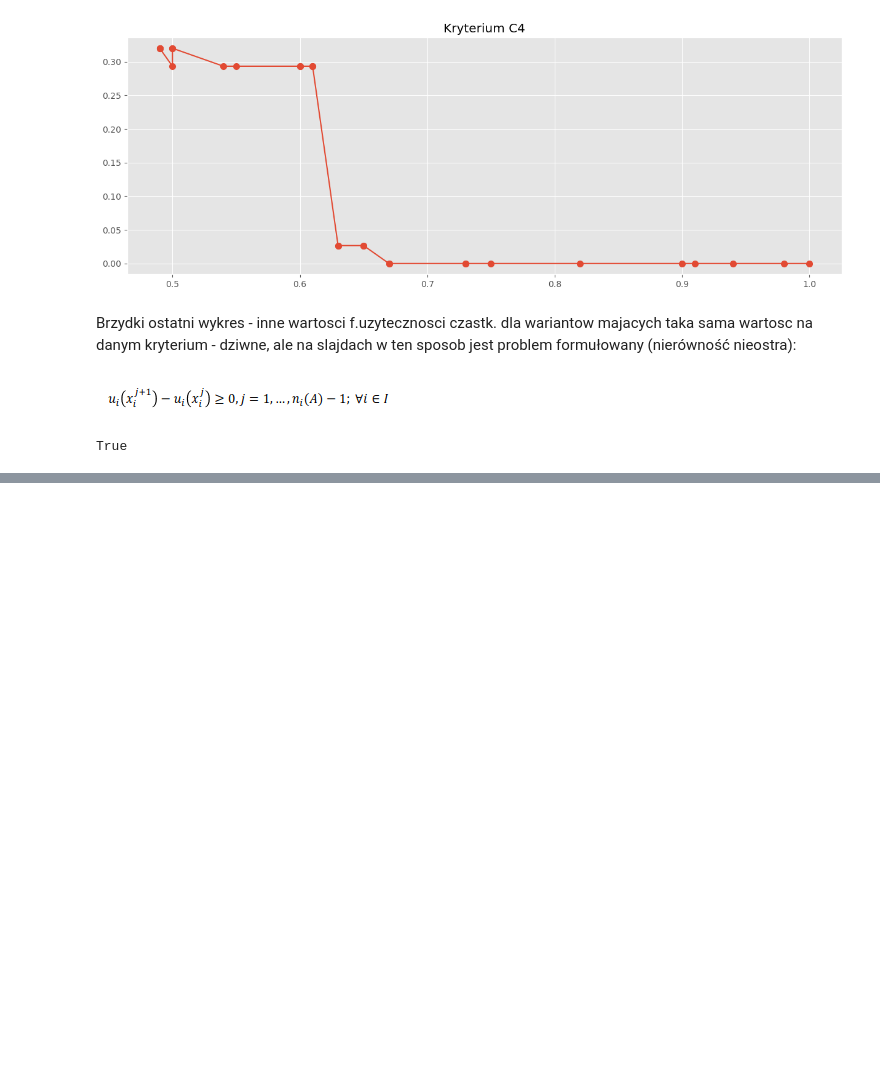
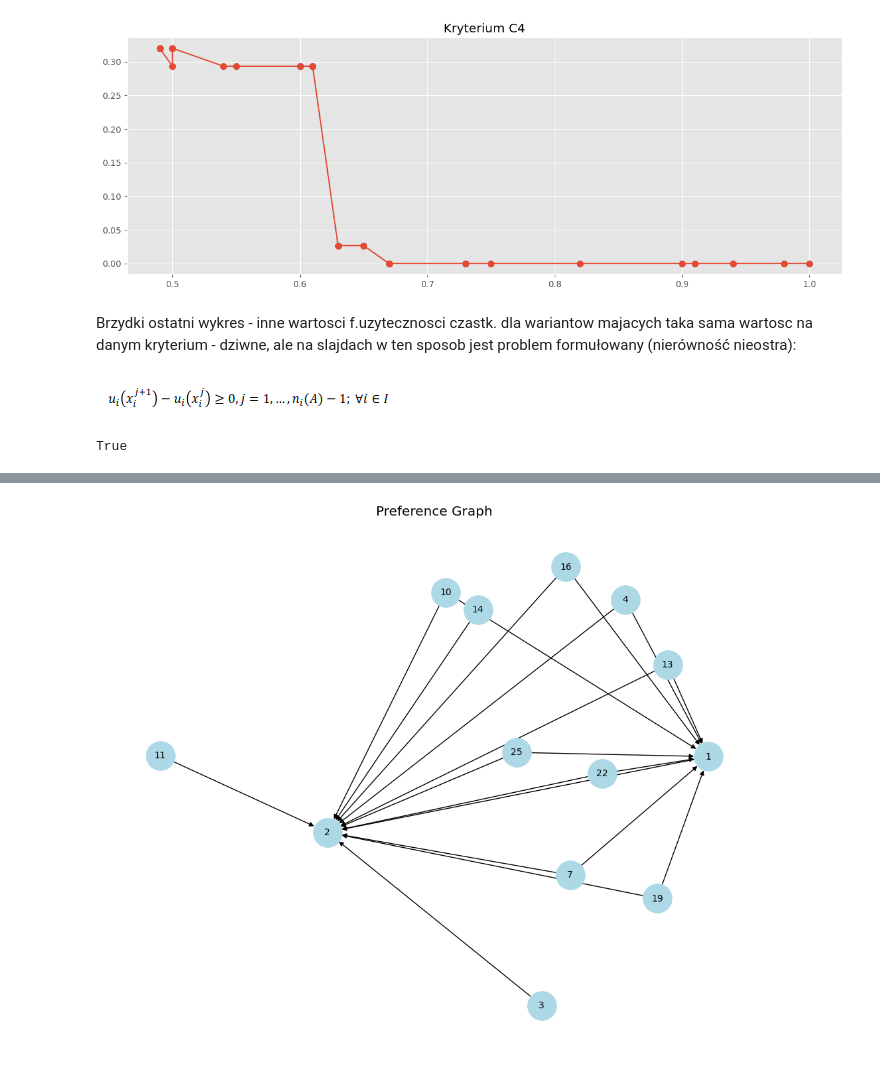
Before and after one commit to majsterkovic/iswd-project-1, a Jupyter notebook: solver.ipynb, the cells around one changed output, grey strips where cells are left out. Drawn from its saved outputs; the diff is of its cells as text; code cells hidden in the pictures; blank space fills up the shorter version.

```diff
--- a/solver.ipynb
+++ b/solver.ipynb
@@ -78,0 +74,18 @@ necessarily_preferred
+# %%
+data = necessarily_preferred.copy()
+# %%
+import networkx as nx
+import matplotlib.pyplot as plt
+
+G = nx.DiGraph()
+
+for node, edges in data.items():
+    for edge in edges:
+        G.add_edge(edge, node)  # Reversed direction
+
+plt.figure(figsize=(10, 8))
+nx.draw(G, with_labels=True, node_size=1000, node_color='lightblue', font_size=10, pos=nx.spring_layout(G, seed=42), arrows=True)
+plt.title('Preference Graph')
+plt.show()
+# %% [output]
+[figure, added]
```
Also changed, not shown: parts of 4 cells of this notebook.
